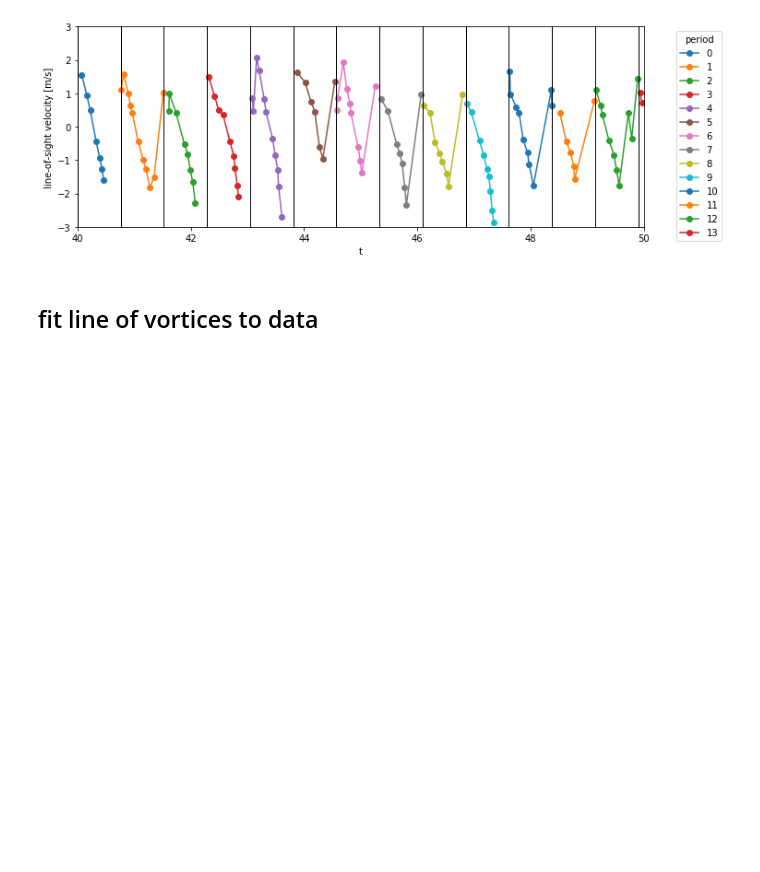
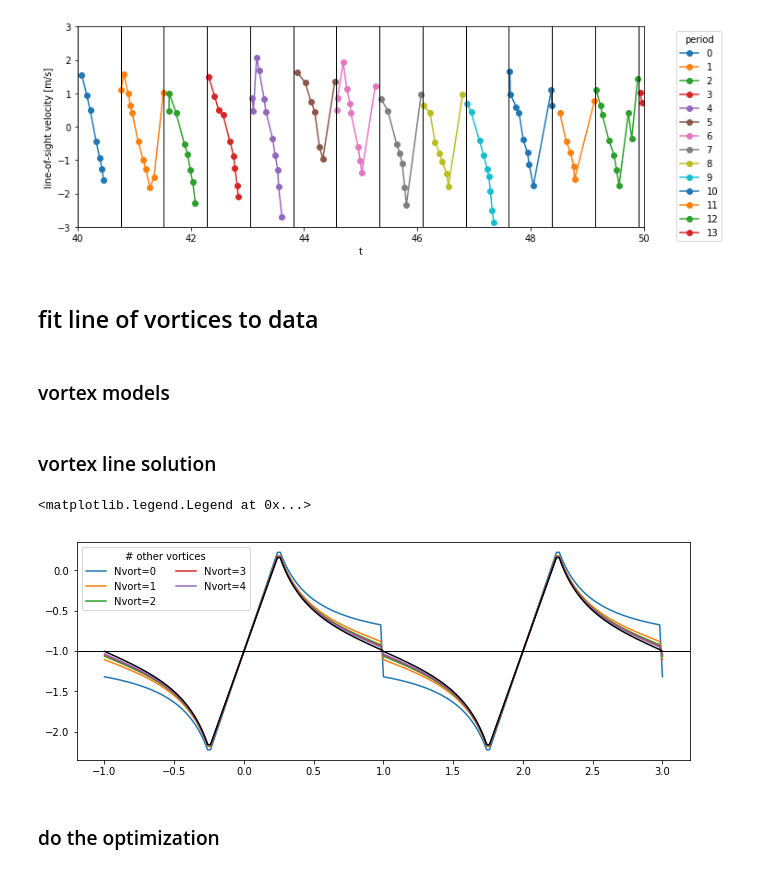
Before and after one commit to ewquon/analysis, a Jupyter notebook: WakeDynamics/V52_lidar/estimate_vortex_properties.ipynb, the cells around one changed output. Cells and saved outputs as stored; diff of their text form; code cells hidden in the pictures; blank space fills up the shorter version.

Commit message:
Verify convergence of vortex solution; add plot function

```diff
--- a/WakeDynamics/V52_lidar/estimate_vortex_properties.ipynb
+++ b/WakeDynamics/V52_lidar/estimate_vortex_properties.ipynb
@@ -101,3 +90,5 @@ ax.set_xlim((tstart,tend))
+# %% [markdown]
+### vortex models
 # %%
 def rankine(r,**params):
     """Rankine vortex model
@@ -108,8 +99,10 @@ def rankine(r,**params):
     in_core = np.where(np.abs(r) < params['rc'])
     utheta[in_core] = params['strength'] * r[in_core] / (2*np.pi*params['rc']**2)
     return utheta
+# %% [markdown]
+### vortex line solution
 # %%
-def vort_line_soln(r,model=rankine,tol=0.1,**params):
+def vort_line_soln(r,model=rankine,tol=0.003,Nvort=None,**params):
     """Calculate solution for a line of vortices with the same orientation, neglecting
     mutual inductance. The tolerance determines the number of additional vortices to
     account for so that the induced velocity from the farthest vortex is `tol` m/s.
@@ -121,19 +114,35 @@ def vort_line_soln(r,model=rankine,tol=0.1,**params):
     - vbias: bias in vertical velocity, to account for wake expansion [m/s]
     - rcfrac: core radius, as a fraction of the separation distance [-]
     """
-    sep = params['separation']
+    T = params['separation']
     if 'rcfrac' in params.keys():
         rcfrac = params.get('rcfrac')
-        params['rc'] = rcfrac * sep
-    r0 = np.mod(r-params['tref'], sep)
-    r0[r0 > sep/2] -= sep
-    Nvort = params['strength'] / (2*np.pi*sep) / tol
-    Nvort = int(np.ceil(Nvort))
+        params['rc'] = rcfrac * T
+    r0 = np.mod(r-params['tref']+T/2, T) - T/2
     u = model(r0, **params)
+    if Nvort is None:
+        Nvort = params['strength'] / (2*np.pi*T) / tol
+        Nvort = int(np.ceil(Nvort))
+        #print('Accounting for',Nvort,'other vortices')
     for i in range(1,Nvort+1):
-        u += model(r0-i*sep, **params)
-        u += model(r0-i*sep, **params)
+        u += model(r0-i*T, **params)
+        u += model(r0+i*T, **params)
     return u + params['vbias']
+# %%
+# test convergence for increasing number of vortices included
+r0 = np.linspace(-1,3,201)
+fig,ax = plt.subplots(figsize=(11,4))
+for n in range(5):
+    ax.plot(r0, vort_line_soln(r0,Nvort=n,**dict(separation=2,strength=2,tref=0,vbias=-1,rc=0.25)),
+            label='Nvort={:d}'.format(n))
+ax.plot(r0, vort_line_soln(r0,**dict(separation=2,strength=2,tref=0,vbias=-1,rc=0.25)), 'k')
+ax.axhline(-1,color='k',lw=1)
+ax.legend(ncol=2,title='# other vortices')
+# %% [output]
+<matplotlib.legend.Legend at 0x...>
+[figure, added]
+# %% [markdown]
+### do the optimization
 # %%
 def optimize_vort_soln(model,params_guess_bounds):
     """Perform least-squares optimization for the solution from a line of vortices,
```
Also changed, not shown: parts of 5 cells of this notebook.
